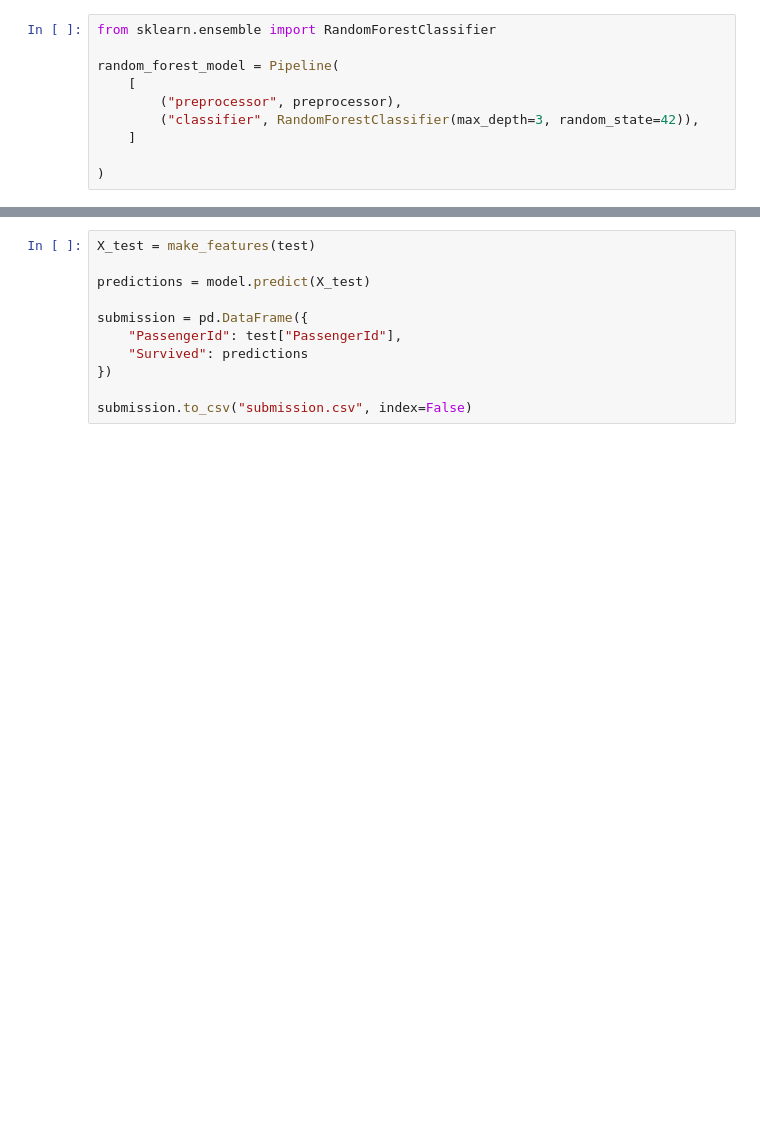
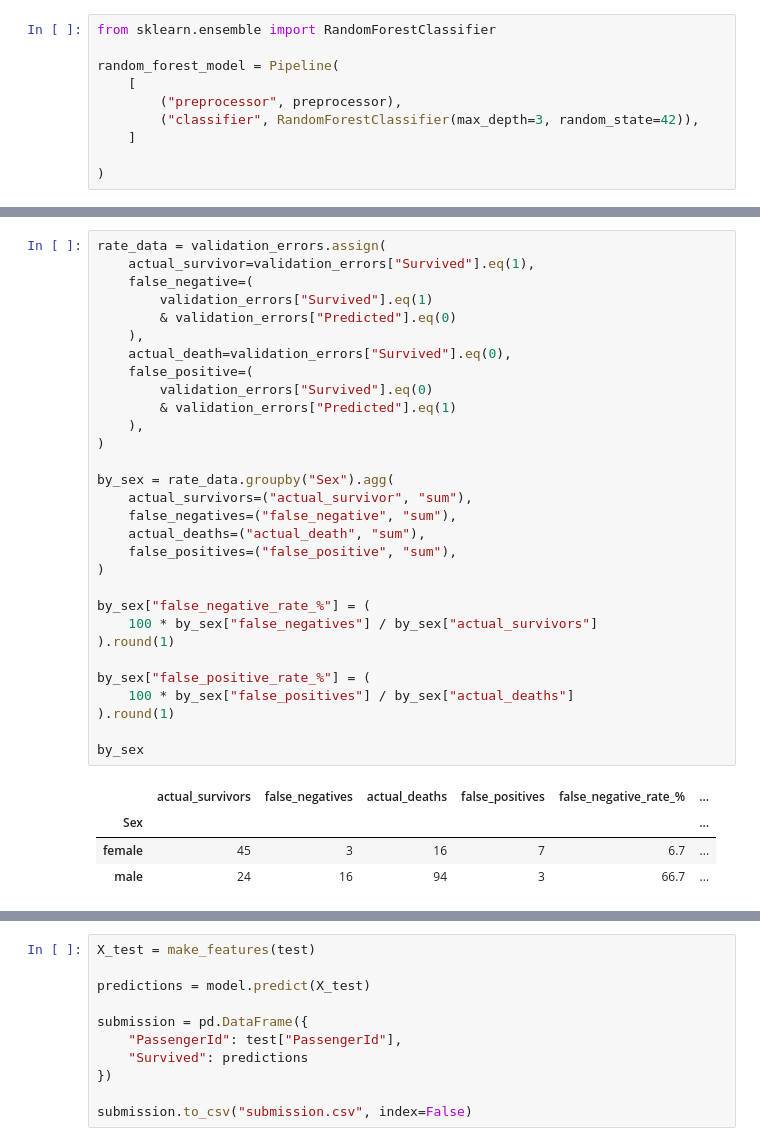
Before and after one commit to Shamil-lateef/titanic-kaggle, a Jupyter notebook: main.ipynb, the cells around one changed output, grey strips where cells are left out. Cells and saved outputs as stored; diff of their text form; blank space fills up the shorter version.

```diff
--- a/main.ipynb
+++ b/main.ipynb
@@ -194,3 +263,38 @@ random_forest_model = Pipeline(
+# %%
+rate_data = validation_errors.assign(
+    actual_survivor=validation_errors["Survived"].eq(1),
+    false_negative=(
+        validation_errors["Survived"].eq(1)
+        & validation_errors["Predicted"].eq(0)
+    ),
+    actual_death=validation_errors["Survived"].eq(0),
+    false_positive=(
+        validation_errors["Survived"].eq(0)
+        & validation_errors["Predicted"].eq(1)
+    ),
+)
+
+by_sex = rate_data.groupby("Sex").agg(
+    actual_survivors=("actual_survivor", "sum"),
+    false_negatives=("false_negative", "sum"),
+    actual_deaths=("actual_death", "sum"),
+    false_positives=("false_positive", "sum"),
+)
+
+by_sex["false_negative_rate_%"] = (
+    100 * by_sex["false_negatives"] / by_sex["actual_survivors"]
+).round(1)
+
+by_sex["false_positive_rate_%"] = (
+    100 * by_sex["false_positives"] / by_sex["actual_deaths"]
+).round(1)
+
+by_sex
+# %% [output]
+|  | actual_survivors | false_negatives | actual_deaths | false_positives | false_negative_rate_% | ... |
+| Sex |  |  |  |  |  | ... |
+| female | 45 | 3 | 16 | 7 | 6.7 | ... |
+| male | 24 | 16 | 94 | 3 | 66.7 | ... |
 # %%
 model.fit(X_train, y_train)
 
```
Also changed, not shown: parts of 10 cells of this notebook, 2 other files.
